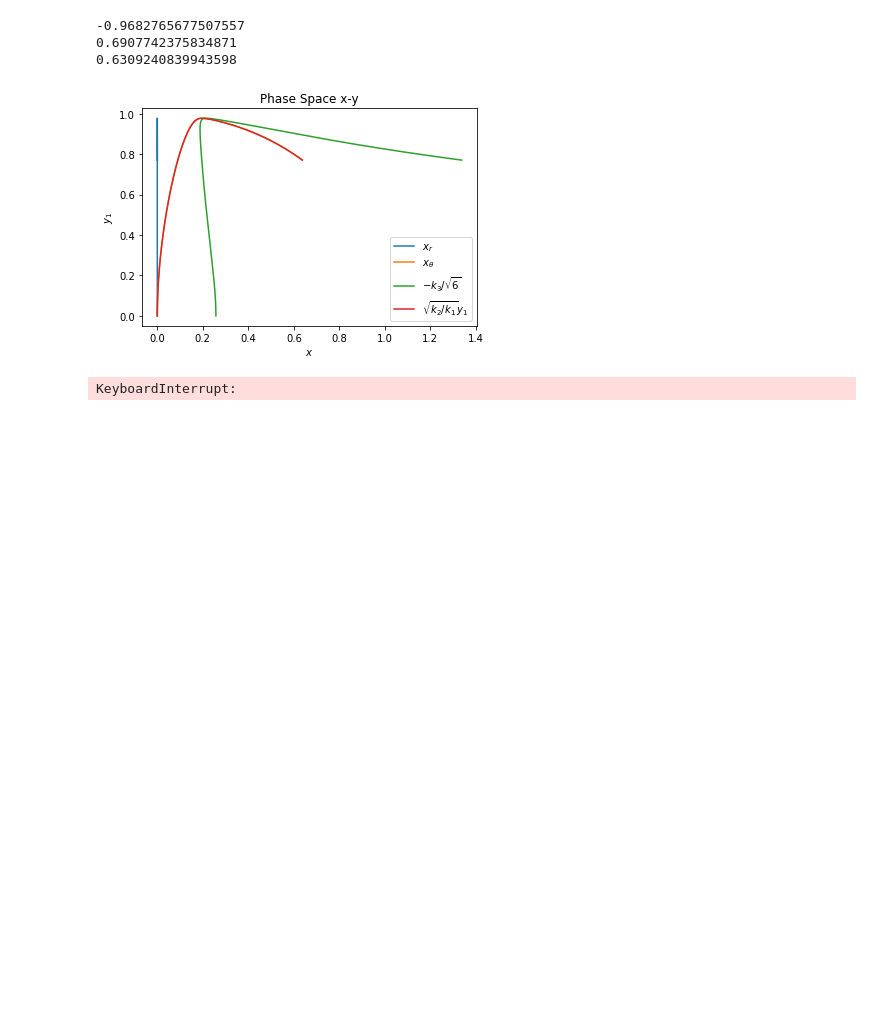
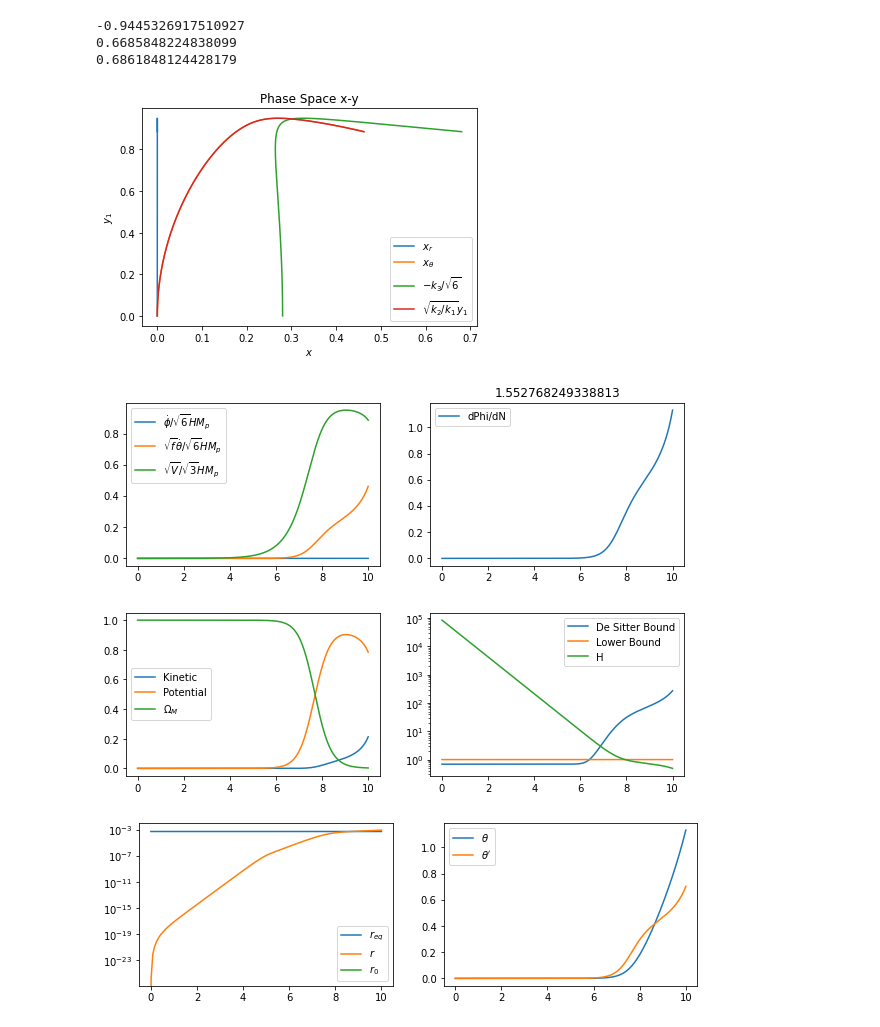
Before and after one commit to LilleJohs/Multi-Field-Dark-Energy, a Jupyter notebook: test.ipynb, the cells around one changed output. Saved outputs shown, nothing was run; the diff lists cells and outputs as text; code cells hidden in the pictures; blank space fills up the shorter version.

```diff
--- a/test.ipynb
+++ b/test.ipynb
@@ -1,38 +1,40 @@
 # %%
 from stability_class import MultiFieldDarkEnergy
 import numpy as np
 
 params = {
-    'V0': 2.19,
+    'V0': 2.186,
     'm': 400,
-    'r0': 7*1e-4,
-    'alpha': 2*1e-3,
+    'r0': 0,
+    'alpha': 1.5,
     'x_p_init': 0.0,
     'x_t_init': 0.0,
     'y_1_init': 1e-5,
-    'r_init_multiplier': 1, #r_i = x * r_0
-    'p': 1.8,
+    'beta': 1000,
+    'r_init': 0,
     'potential': 'spinning',
-    'metric': 'r_p'
+    'metric': 'exp'
 }
 c =MultiFieldDarkEnergy(params=params, N_min = 0, N_max = 10, gamma=1)
 c.run_background_eq_of_motion()
 
 H = c.get_H()
 # Today is when H=H_0 (which is one in unites of H_0)
 today_i = np.absolute(H-1).argmin()
 size = today_i + 1
 w = c.get_eq_of_state()[:size]
 omega = c.get_omega_phi()[:size]
 print(w[-1])
 print(omega[-1])
 print(min(c.get_de_sitter_bound()[:size]))
 
 c.x_y_phase_plot()
 c.plot_swampland_bound()
 # %% [output]
--0.9682765677507557
-0.6907742375834871
-0.6309240839943598
+-0.9445326917510927
+0.6685848224838099
+0.6861848124428179
-[figure, old version]
+[figure, new version]
-KeyboardInterrupt:
+[figure, added]
+[figure, added]
+[figure, added]
```
Also changed, not shown: parts of 1 cell of this notebook, 16 other files.
